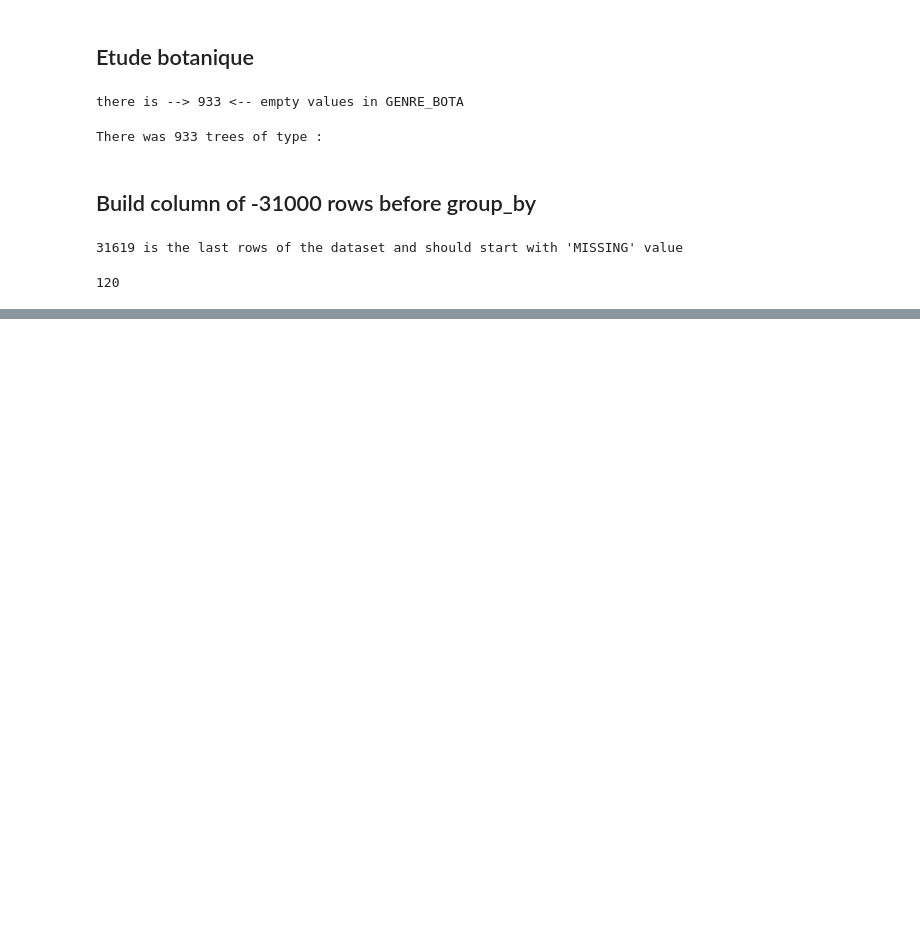
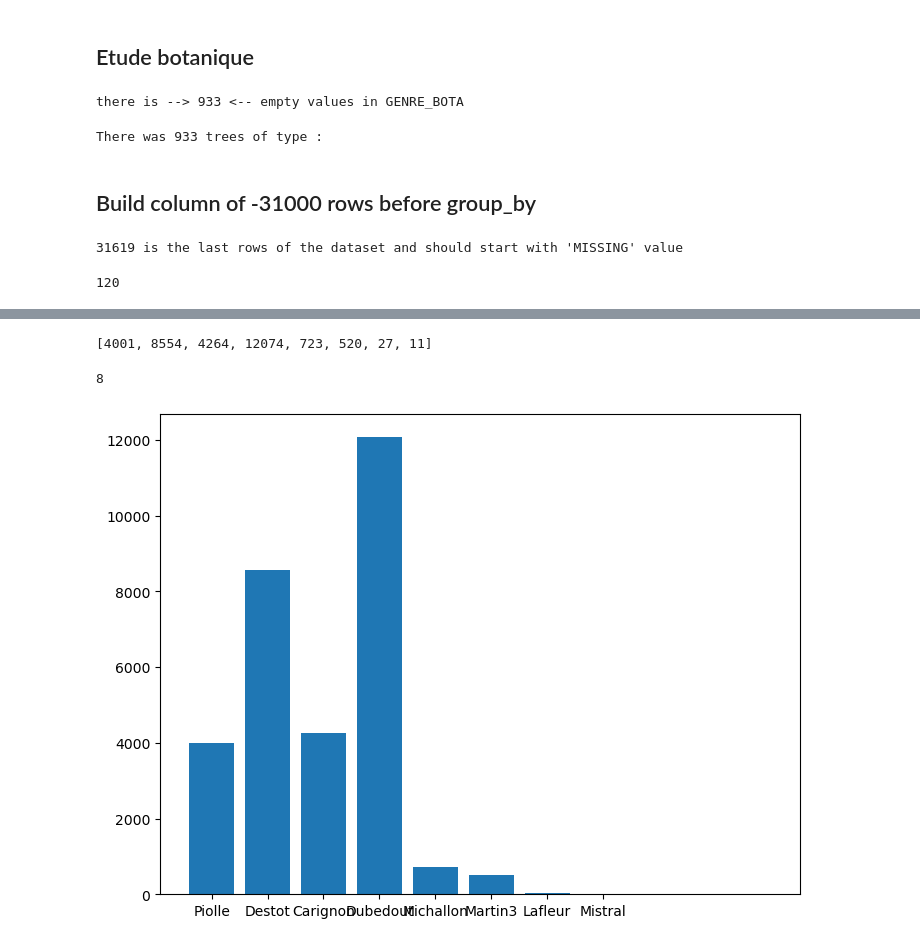
Before and after one commit to ManuLabricole/CDN-StatisticExploratoire, a Jupyter notebook: notebooks/arbres.ipynb, the cells around one changed output, grey strips where cells are left out. Drawn from its saved outputs; the diff is of its cells as text; code cells hidden in the pictures; blank space fills up the shorter version.

```diff
--- a/notebooks/arbres.ipynb
+++ b/notebooks/arbres.ipynb
@@ -526,0 +462,22 @@ NameError: name 'xticks' is not defined
+# %%
+tree_planted_per_maire = [int(el) for el in maireTreeDict.values()]
+tree_planted_per_maire
+# %% [output]
+[4001, 8554, 4264, 12074, 723, 520, 27, 11]
+# %%
+fig = plt.figure()
+ax = fig.add_axes([0,0,1,1])
+maire_list = maireTreeDict.keys()
+tree_planted = maireTreeDict.values()
+
+print(len(tree_planted))
+
+bins=[0, 10, 20, 30, 40, 50, 100]
+
+ax.bar(maire_list,tree_planted)
+plt.hist(tree_planted, bins=[0,1,2 ,4 ,5 ,8 ,10 ])
+
+plt.show()
+# %% [output]
+8
+[figure, added]
```
Also changed, not shown: parts of 30 cells of this notebook.
